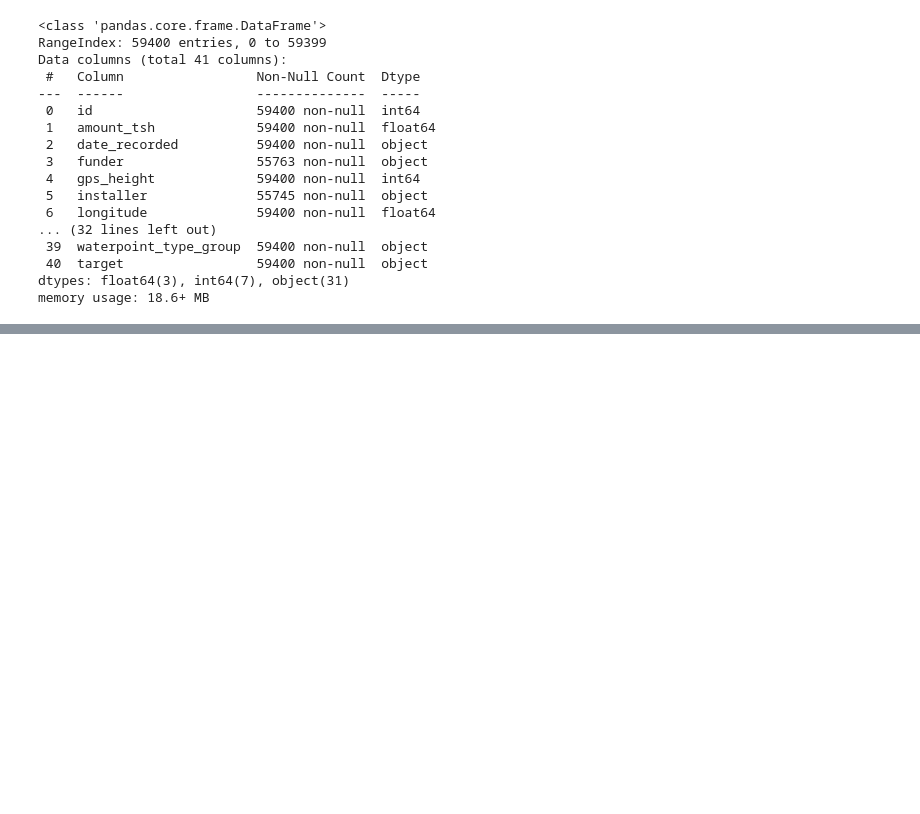
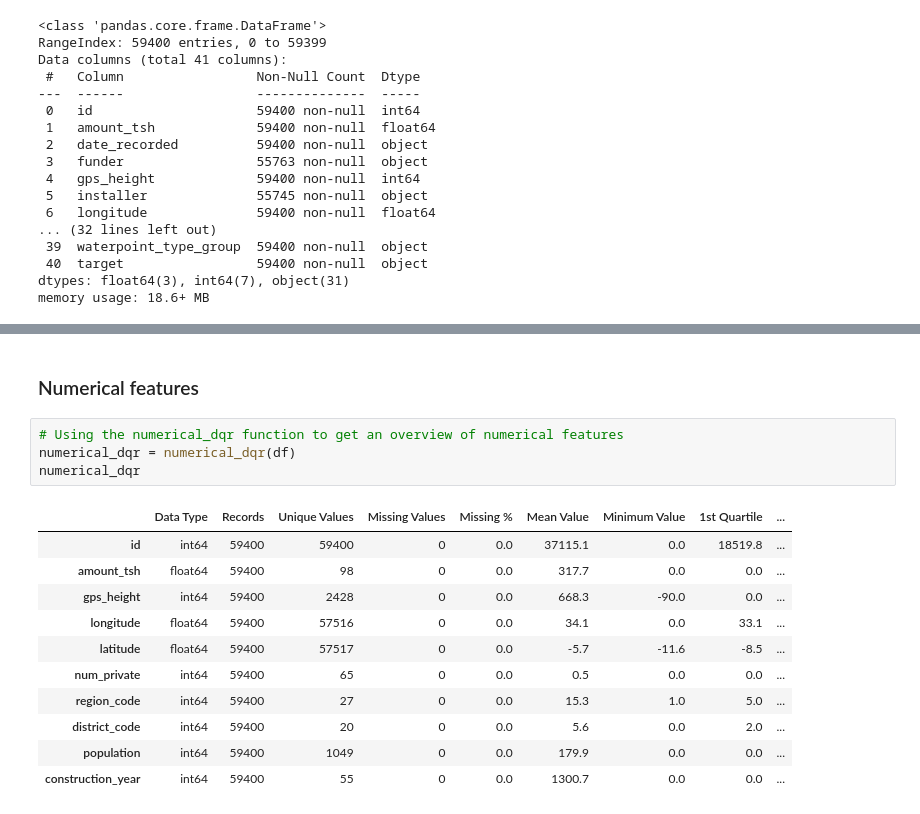
Before and after one commit to williambguo/water-pump-predictive-maintenance, a Jupyter notebook: notebooks/dataset_eda.ipynb, the cells around one changed output, grey strips where cells are left out. Saved outputs shown, nothing was run; the diff lists cells and outputs as text; blank space fills up the shorter version.

```diff
--- a/notebooks/dataset_eda.ipynb
+++ b/notebooks/dataset_eda.ipynb
@@ -256,0 +255,18 @@ df.sample(10)
+# %% [markdown]
+### Numerical features
+# %%
+# Using the numerical_dqr function to get an overview of numerical features
+numerical_dqr = numerical_dqr(df)
+numerical_dqr
+# %% [output]
+|  | Data Type | Records | Unique Values | Missing Values | Missing % | Mean Value | Minimum Value | 1st Quartile | ... |
+| id | int64 | 59400 | 59400 | 0 | 0.0 | 37115.1 | 0.0 | 18519.8 | ... |
+| amount_tsh | float64 | 59400 | 98 | 0 | 0.0 | 317.7 | 0.0 | 0.0 | ... |
+| gps_height | int64 | 59400 | 2428 | 0 | 0.0 | 668.3 | -90.0 | 0.0 | ... |
+| longitude | float64 | 59400 | 57516 | 0 | 0.0 | 34.1 | 0.0 | 33.1 | ... |
+| latitude | float64 | 59400 | 57517 | 0 | 0.0 | -5.7 | -11.6 | -8.5 | ... |
+| num_private | int64 | 59400 | 65 | 0 | 0.0 | 0.5 | 0.0 | 0.0 | ... |
+| region_code | int64 | 59400 | 27 | 0 | 0.0 | 15.3 | 1.0 | 5.0 | ... |
+| district_code | int64 | 59400 | 20 | 0 | 0.0 | 5.6 | 0.0 | 2.0 | ... |
+| population | int64 | 59400 | 1049 | 0 | 0.0 | 179.9 | 0.0 | 0.0 | ... |
+| construction_year | int64 | 59400 | 55 | 0 | 0.0 | 1300.7 | 0.0 | 0.0 | ... |
```
Also changed, not shown: parts of 19 cells of this notebook, 2 other files.
